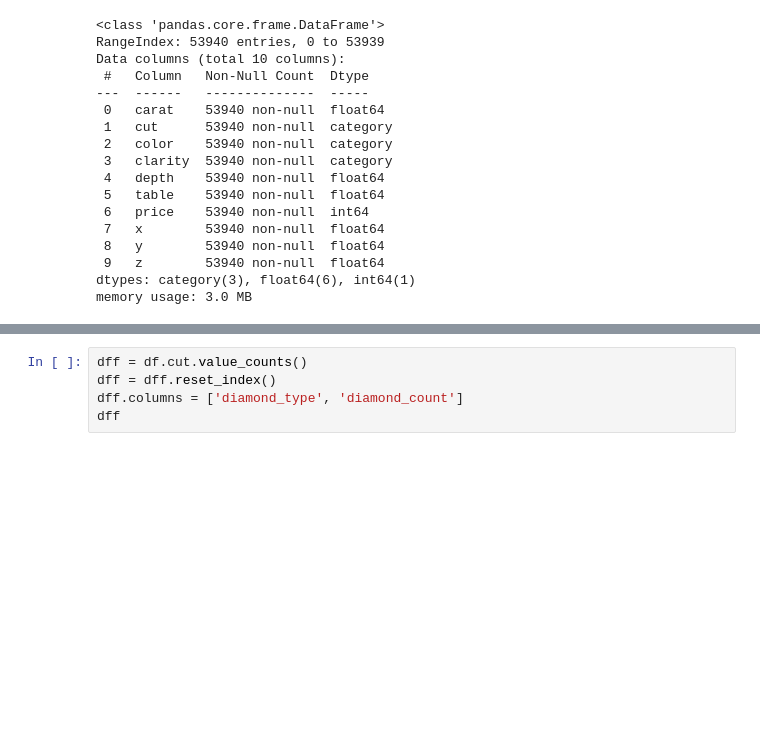
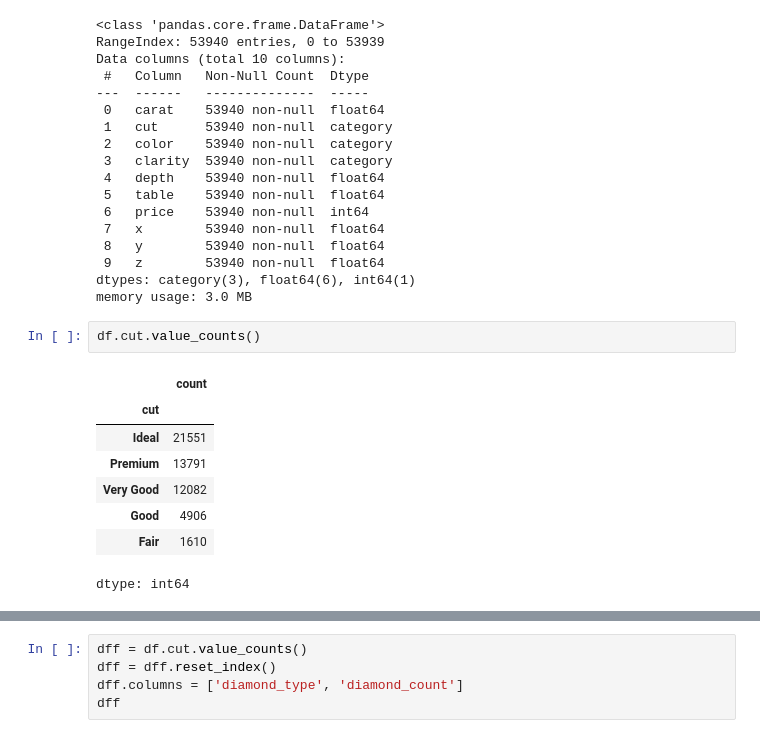
Before and after one commit to kurek0010/data-science-bootcamp, a Jupyter notebook: 03_wizualizacje_danych/06_plotly.ipynb, the cells around one changed output, grey strips where cells are left out. Cells and saved outputs as stored; diff of their text form; blank space fills up the shorter version.

```diff
--- a/03_wizualizacje_danych/06_plotly.ipynb
+++ b/03_wizualizacje_danych/06_plotly.ipynb
@@ -99,6 +94,17 @@ Data columns (total 10 columns):
  9   z        53940 non-null  float64
 dtypes: category(3), float64(6), int64(1)
 memory usage: 3.0 MB
+# %%
+df.cut.value_counts()
+# %% [output]
+|  | count |
+| cut |  |
+| Ideal | 21551 |
+| Premium | 13791 |
+| Very Good | 12082 |
+| Good | 4906 |
+| Fair | 1610 |
+dtype: int64
 # %%
 dff = df.cut.value_counts()
 dff = dff.reset_index()
```
Also changed, not shown: parts of 5 cells of this notebook.
